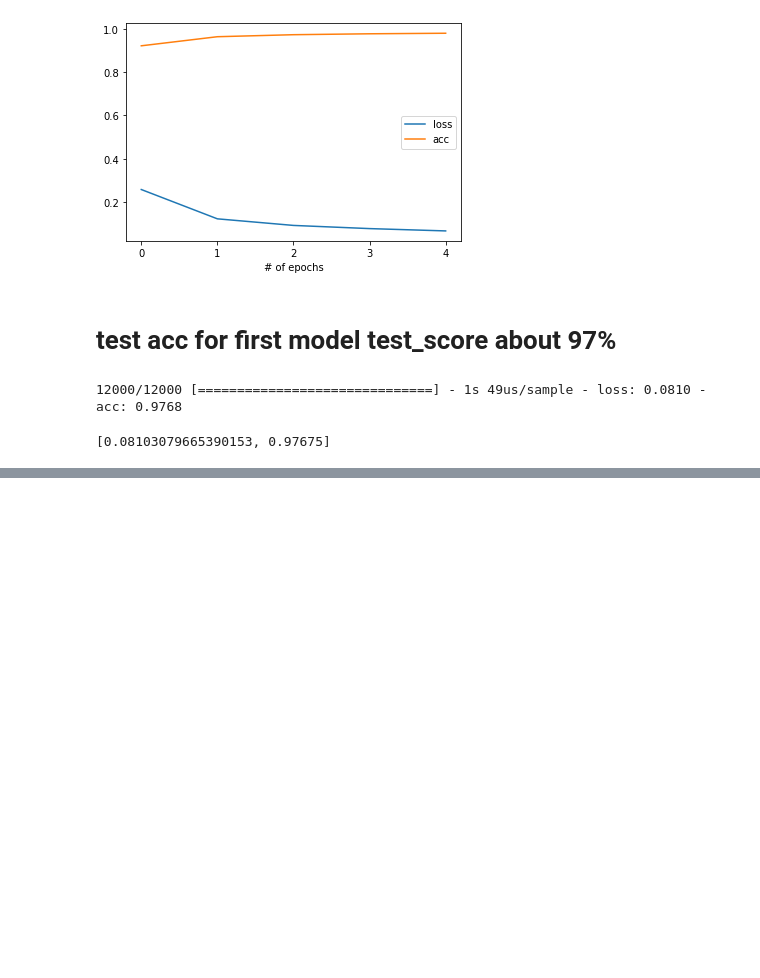
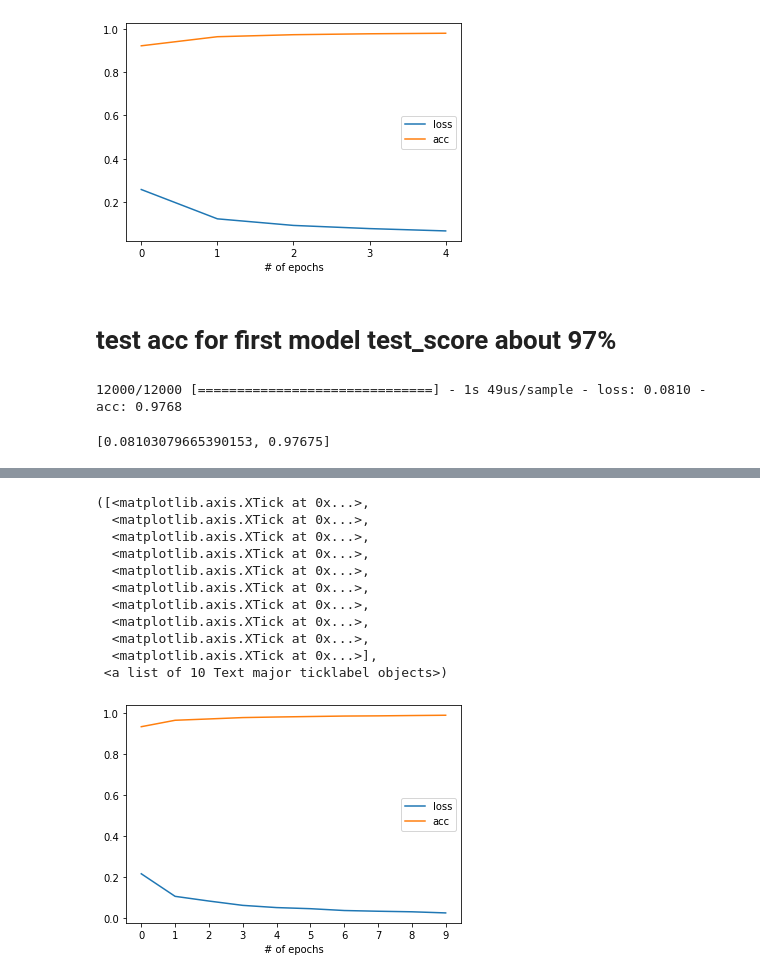
Before and after one commit to SuminBae97/MachineLearning, a Jupyter notebook: lab1.ipynb, the cells around one changed output, grey strips where cells are left out. Saved outputs shown, nothing was run; the diff lists cells and outputs as text; code cells hidden in the pictures; blank space fills up the shorter version.

```diff
--- a/lab1.ipynb
+++ b/lab1.ipynb
@@ -169,0 +177,4 @@ model.evaluate(X_test,y_test)
+# %%
+mlp = MLPClassifier(solver='adam', hidden_layer_sizes=(512,256,128),activation='relu')
+# %%
+mlp.fit(X_train,y_train)
@@ -169,0 +258,4 @@ model.evaluate(X_test,y_test)
+# %%
+model_3.compile(optimizer='adam',loss='categorical_crossentropy',metrics=['accuracy'])
+# %%
+history = model_3.fit(X_train,y_train, epochs=10)
@@ -169,0 +283,21 @@ model.evaluate(X_test,y_test)
+# %%
+loss_per_epoch = history.history['loss']
+acc_per_epoch = history.history['acc']
+plt.plot(loss_per_epoch)
+plt.plot(acc_per_epoch)
+plt.xlabel("# of epochs")
+plt.legend(['loss','acc'])
+plt.xticks(np.arange(0,10))
+# %% [output]
+([<matplotlib.axis.XTick at 0x...>,
+  <matplotlib.axis.XTick at 0x...>,
+  <matplotlib.axis.XTick at 0x...>,
+  <matplotlib.axis.XTick at 0x...>,
+  <matplotlib.axis.XTick at 0x...>,
+  <matplotlib.axis.XTick at 0x...>,
+  <matplotlib.axis.XTick at 0x...>,
+  <matplotlib.axis.XTick at 0x...>,
+  <matplotlib.axis.XTick at 0x...>,
+  <matplotlib.axis.XTick at 0x...>],
+ <a list of 10 Text major ticklabel objects>)
+[figure, added]
```
Also changed, not shown: parts of 15 cells of this notebook.
